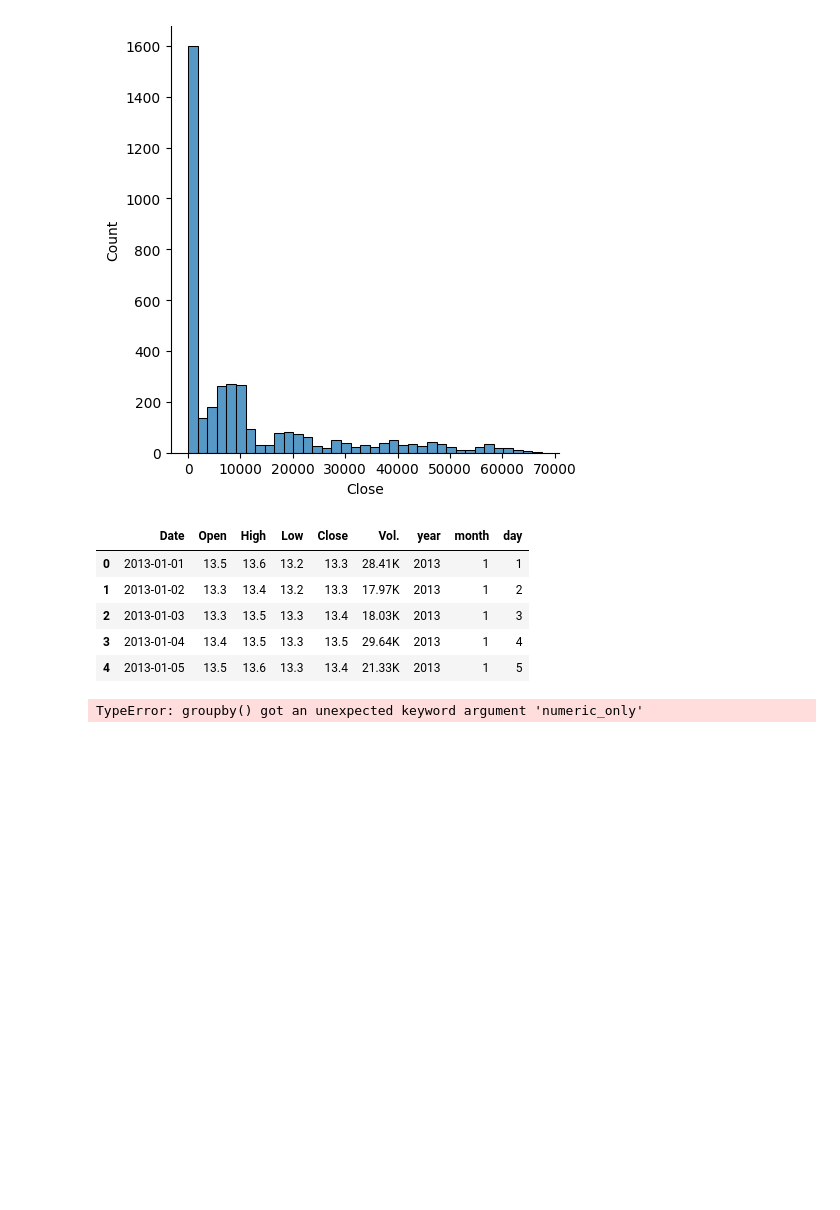
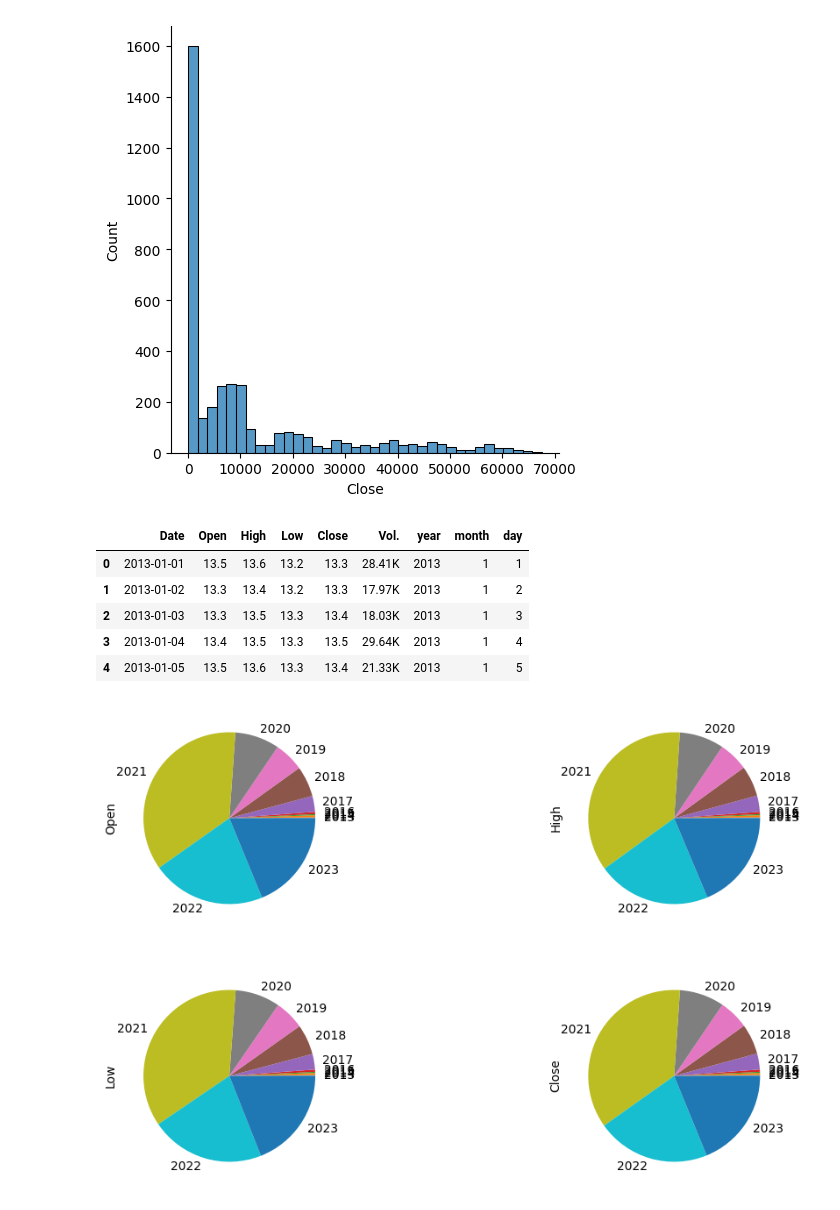
Before and after one commit to Malihashahi/Ai2, a Jupyter notebook: bitconPro.ipynb, the cells around one changed output. Cells and saved outputs as stored; diff of their text form; code cells hidden in the pictures; blank space fills up the shorter version.

```diff
--- a/bitconPro.ipynb
+++ b/bitconPro.ipynb
@@ -112,13 +112,13 @@ df.head()
 # %%
 plt.close()
 
-data_grouped = df.groupby('year').mean()
+data_grouped = df.groupby('year').mean(numeric_only=True)
 
 plt.subplots(figsize=(12,7))
 for i , col in enumerate(['Open', 'High', 'Low', 'Close']):
   plt.subplot(2,2,i+1)
-  data_grouped[col].plot.bar()
+  data_grouped[col].plot.pie()
 
 plt.show()
 # %% [output]
-TypeError: groupby() got an unexpected keyword argument 'numeric_only'
+[figure, added]
```
Also changed, not shown: parts of 6 cells of this notebook.
